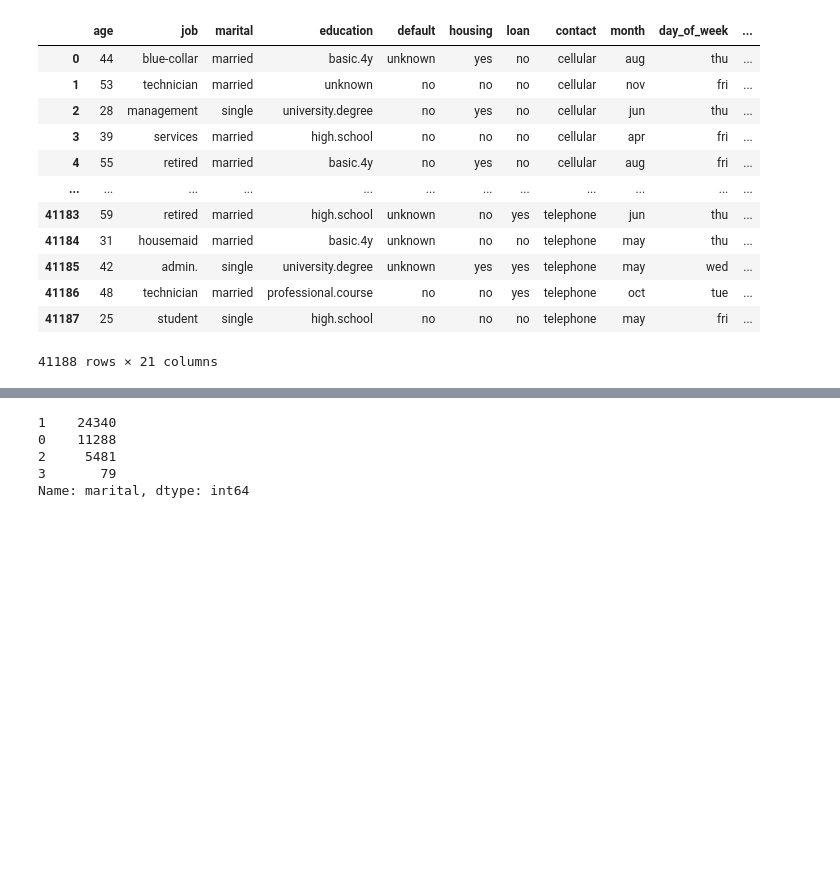
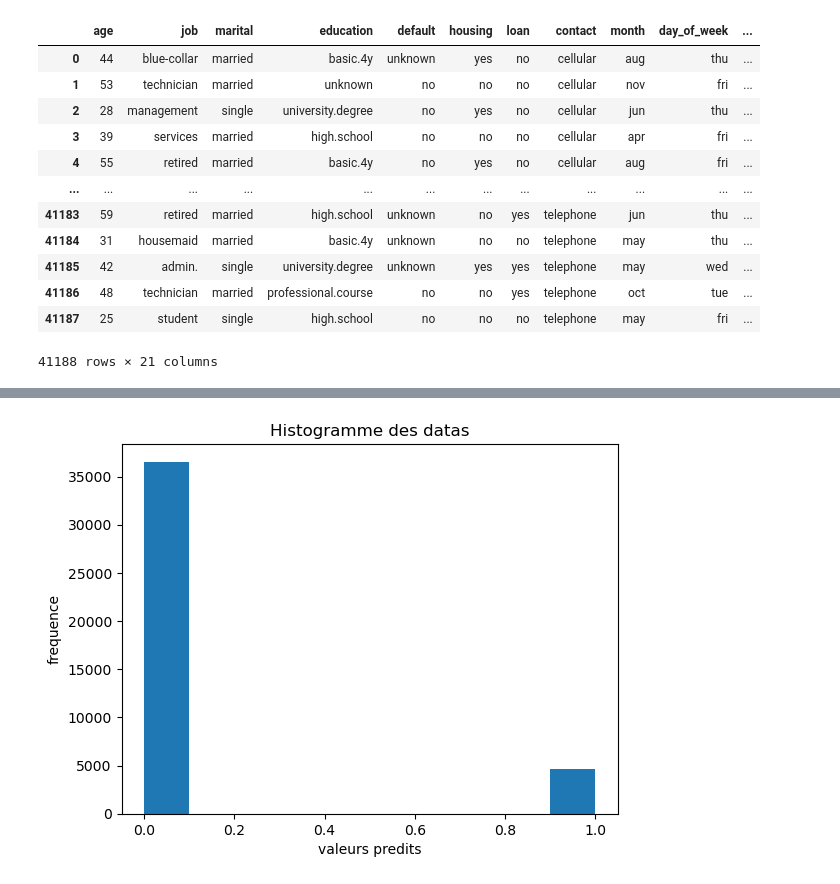
Before and after one commit to nouha404/bad_good_customer, a Jupyter notebook: Big Exam.ipynb, the cells around one changed output, grey strips where cells are left out. Cells and saved outputs as stored; diff of their text form; code cells hidden in the pictures; blank space fills up the shorter version.

```diff
--- a/Big Exam.ipynb
+++ b/Big Exam.ipynb
@@ -23,4 +23,4 @@ df
 41188 rows × 21 columns
 # %%
 # les variables qui nous interesse
-df=df[['y','age','marital', 'default', 'loan']]
+df=df[['y','age','marital', 'job','education','default', 'loan','housing','pdays','previous']]
@@ -27,2 +43,13 @@ df=df[['y','age','marital', 'default', 'loan']]
 # %%
-df
+# preprocessing
+# re encodage des variables categorique en numerique
+from sklearn.preprocessing import LabelEncoder
+
+le = LabelEncoder()
+
+df['marital'] = le.fit_transform(df['marital'])
+df['job'] = le.fit_transform(df['job'])
+df['education'] = le.fit_transform(df['education'])
+df['default'] = le.fit_transform(df['default'])
+df['loan'] = le.fit_transform(df['loan'])
+df['housing'] = le.fit_transform(df['housing'])
@@ -43,16 +55,0 @@ df
-# %%
-# pas de variable manquants donc chill
-# changement des variables
-df.loc[df['default'] == 'unknown', 'default'] = 0
-df.loc[df['default'] == 'no', 'default'] = 1
-df.loc[df['default'] == 'yes', 'default'] = 2
-
-df.loc[df['loan'] == 'no', 'loan'] = 0
-df.loc[df['loan'] == 'yes', 'loan'] = 1
-df.loc[df['loan'] == 'unknown', 'loan'] = 2
-
-df.loc[df['marital'] == 'married', 'marital'] = 1
-df.loc[df['marital'] == 'single', 'marital'] = 0
-df.loc[df['marital'] == 'divorced', 'marital'] = 2
-df.loc[df['marital'] == 'unknown', 'marital'] = 3
-df.loc[df['marital'] == 'unknown', 'marital'] = 4
@@ -75,9 +101,16 @@ df
+# %%
+# creation de l'histogramme
+plt.hist(Y)
+
+# le legende
+plt.title("Histogramme des datas")
+plt.xlabel('valeurs predits')
+plt.ylabel('frequence')
+# affichage
+plt.show()
+# %% [output]
+[figure, added]
 # %%
-# verification des types de donnes de marital pour modifier
-df['marital'].value_counts()
+# prepration des donnees de test etc
+from sklearn.model_selection import train_test_split
+X_train, X_test, Y_train, Y_test = train_test_split(X, Y, test_size=0.3, random_state=42)
-# %% [output]
-1    24340
-0    11288
-2     5481
-3       79
-Name: marital, dtype: int64
```
Also changed, not shown: parts of 29 cells of this notebook, 1 other file.
